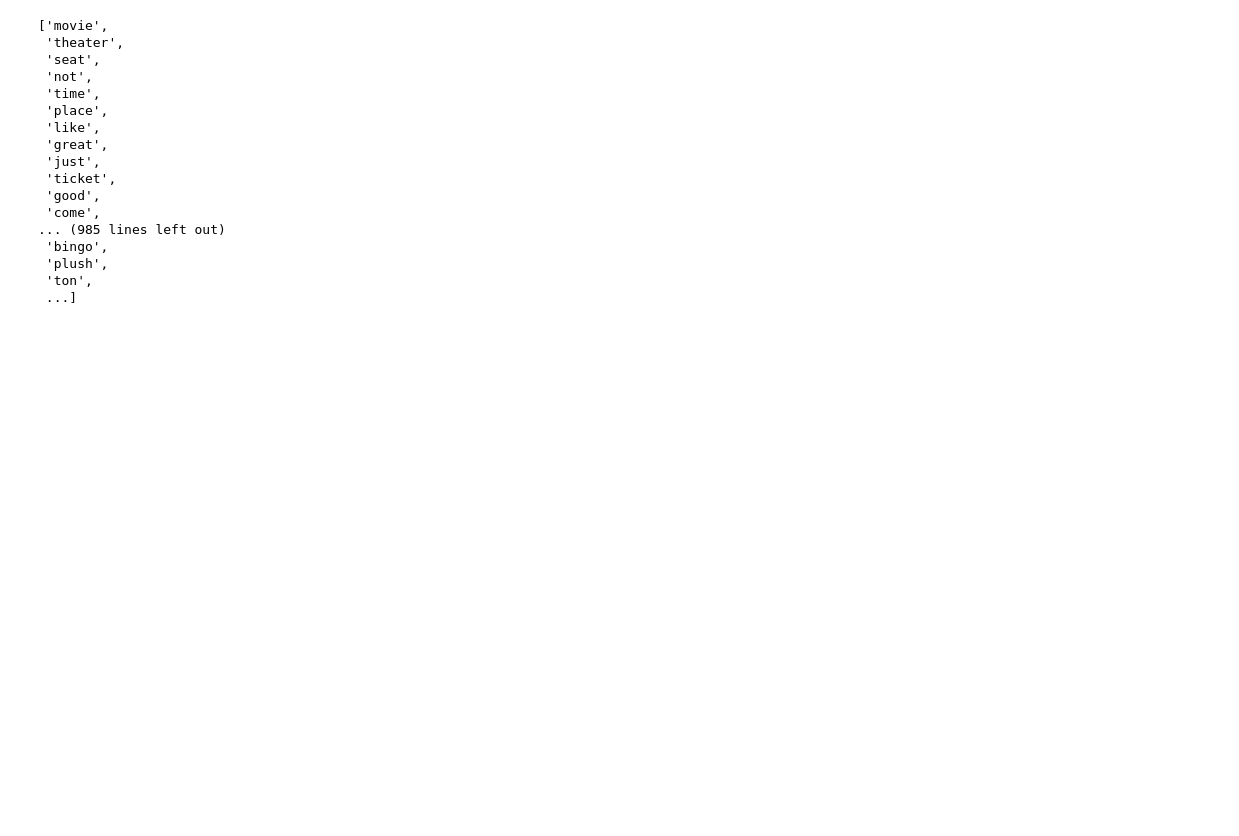
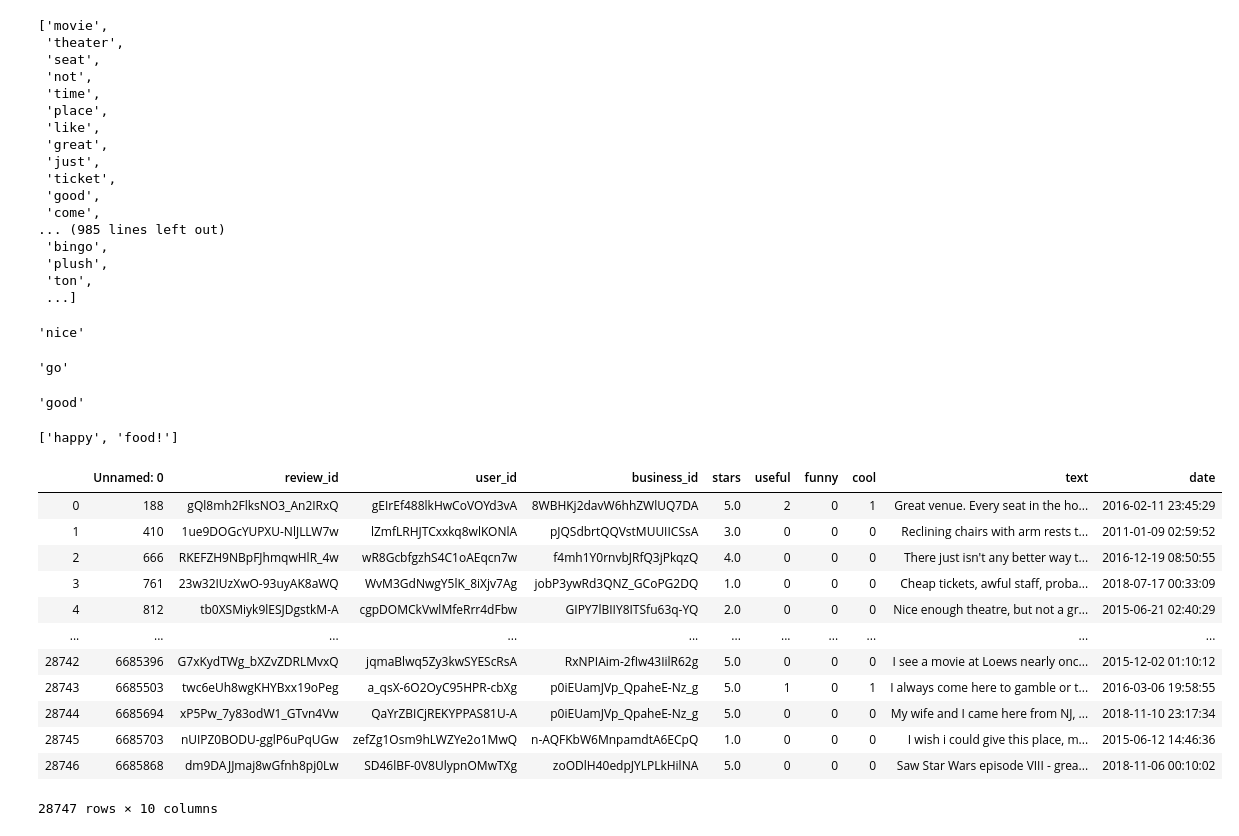
Before and after one commit to reaperConan/stat-628-module3, a Jupyter notebook: word_process_fx.ipynb, the cells around one changed output. Saved outputs shown, nothing was run; the diff lists cells and outputs as text; code cells hidden in the pictures; blank space fills up the shorter version.

```diff
--- a/word_extract.ipynb
+++ b/word_process_fx.ipynb
@@ -103,3 +103,35 @@ import csv
 w = csv.writer(open("output.csv", "w"))
 for key, val in hp_word_count.items():
     w.writerow([key, val])
+# %%
+word_process('nice!')
+# %% [output]
+'nice'
+# %%
+word_process('went')
+# %% [output]
+'go'
+# %%
+word_process('gooood')
+# %% [output]
+'good'
+# %%
+clean("Very happy about the food!".lower().split(' '))
+# %% [output]
+['happy', 'food!']
+# %%
+review
+# %% [output]
+|  | Unnamed: 0 | review_id | user_id | business_id | stars | useful | funny | cool | text | date |
+| 0 | 188 | gQl8mh2FlksNO3_An2IRxQ | gEIrEf488lkHwCoVOYd3vA | 8WBHKj2davW6hhZWlUQ7DA | 5.0 | 2 | 0 | 1 | Great venue. Every seat in the ho... | 2016-02-11 23:45:29 |
+| 1 | 410 | 1ue9DOGcYUPXU-NlJLLW7w | lZmfLRHJTCxxkq8wlKONlA | pJQSdbrtQQVstMUUIICSsA | 3.0 | 0 | 0 | 0 | Reclining chairs with arm rests t... | 2011-01-09 02:59:52 |
+| 2 | 666 | RKEFZH9NBpFJhmqwHlR_4w | wR8GcbfgzhS4C1oAEqcn7w | f4mh1Y0rnvbJRfQ3jPkqzQ | 4.0 | 0 | 0 | 0 | There just isn't any better way t... | 2016-12-19 08:50:55 |
+| 3 | 761 | 23w32IUzXwO-93uyAK8aWQ | WvM3GdNwgY5lK_8iXjv7Ag | jobP3ywRd3QNZ_GCoPG2DQ | 1.0 | 0 | 0 | 0 | Cheap tickets, awful staff, proba... | 2018-07-17 00:33:09 |
+| 4 | 812 | tb0XSMiyk9lESJDgstkM-A | cgpDOMCkVwlMfeRrr4dFbw | GIPY7lBIIY8ITSfu63q-YQ | 2.0 | 0 | 0 | 0 | Nice enough theatre, but not a gr... | 2015-06-21 02:40:29 |
+| ... | ... | ... | ... | ... | ... | ... | ... | ... | ... | ... |
+| 28742 | 6685396 | G7xKydTWg_bXZvZDRLMvxQ | jqmaBlwq5Zy3kwSYEScRsA | RxNPIAim-2fIw43IilR62g | 5.0 | 0 | 0 | 0 | I see a movie at Loews nearly onc... | 2015-12-02 01:10:12 |
+| 28743 | 6685503 | twc6eUh8wgKHYBxx19oPeg | a_qsX-6O2OyC95HPR-cbXg | p0iEUamJVp_QpaheE-Nz_g | 5.0 | 1 | 0 | 1 | I always come here to gamble or t... | 2016-03-06 19:58:55 |
+| 28744 | 6685694 | xP5Pw_7y83odW1_GTvn4Vw | QaYrZBICjREKYPPAS81U-A | p0iEUamJVp_QpaheE-Nz_g | 5.0 | 0 | 0 | 0 | My wife and I came here from NJ, ... | 2018-11-10 23:17:34 |
+| 28745 | 6685703 | nUIPZ0BODU-gglP6uPqUGw | zefZg1Osm9hLWZYe2o1MwQ | n-AQFKbW6MnpamdtA6ECpQ | 1.0 | 0 | 0 | 0 | I wish i could give this place, m... | 2015-06-12 14:46:36 |
+| 28746 | 6685868 | dm9DAJJmaj8wGfnh8pj0Lw | SD46lBF-0V8UlypnOMwTXg | zoODlH40edpJYLPLkHilNA | 5.0 | 0 | 0 | 0 | Saw Star Wars episode VIII - grea... | 2018-11-06 00:10:02 |
+28747 rows × 10 columns
```
Also changed, not shown: parts of 3 cells of this notebook, 19 other files.
